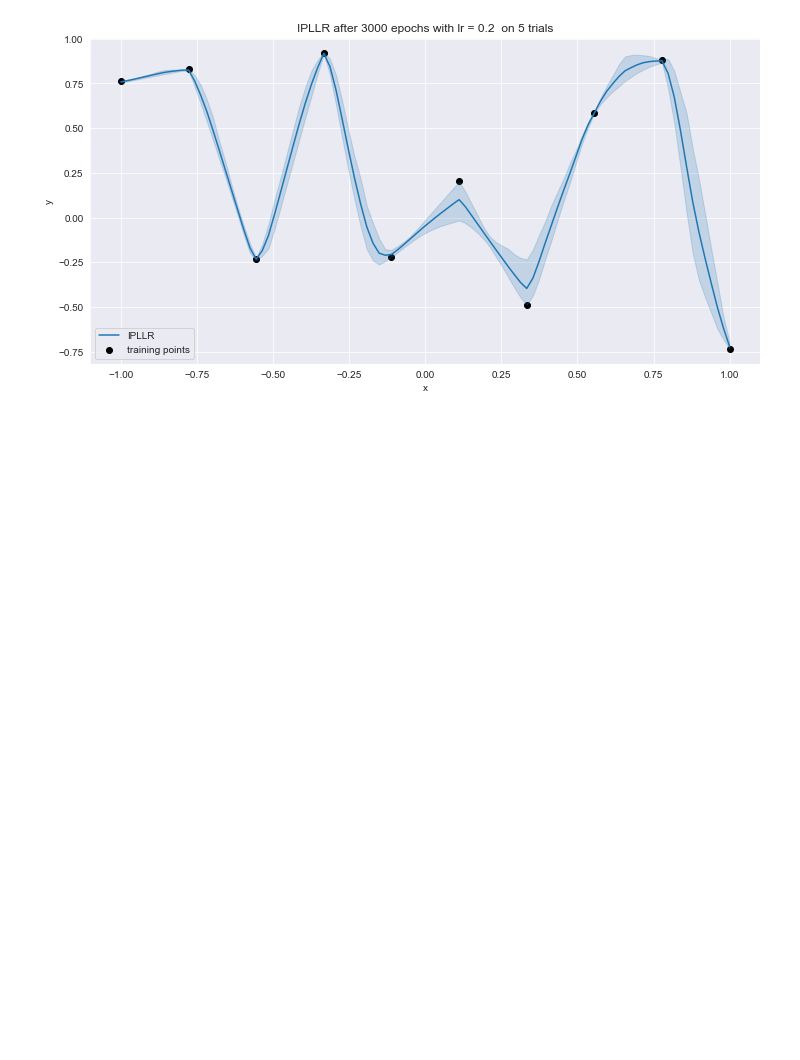
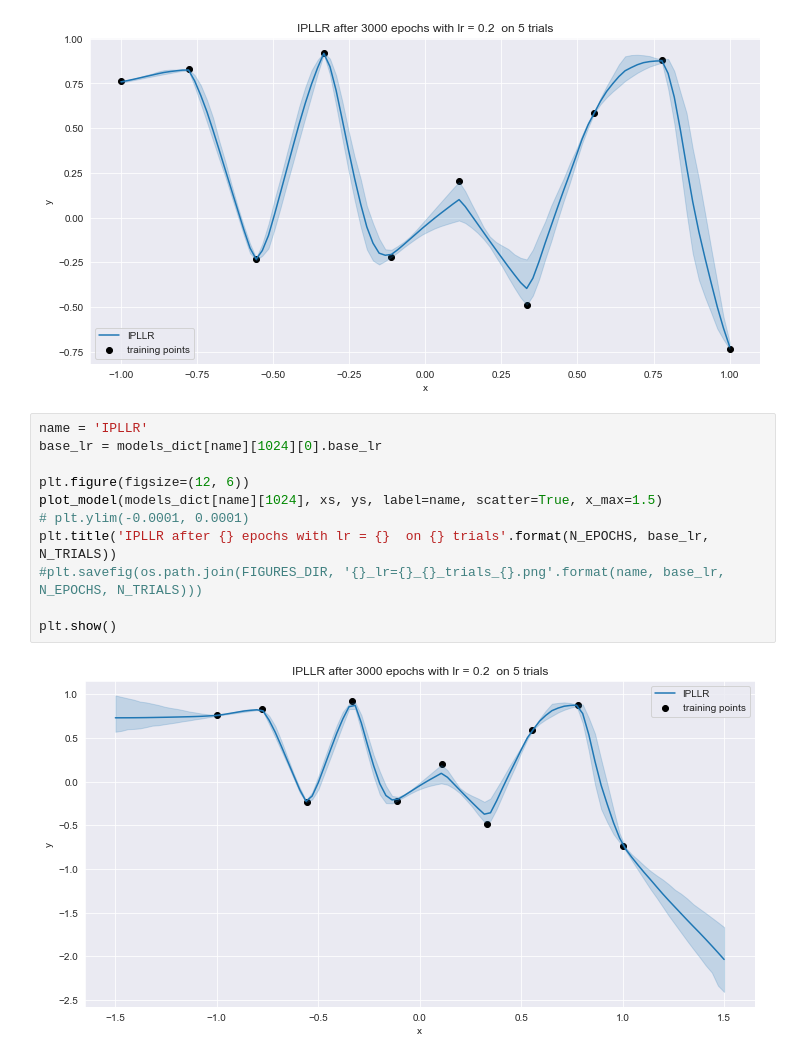
Before and after one commit to karl-hajjar/wide-networks, a Jupyter notebook: pytorch/notebooks/abc_parameterizations/1d/plot-fc-1d-calibration.ipynb, the cells around one changed output. Cells and saved outputs as stored; diff of their text form; blank space fills up the shorter version.

```diff
--- a/pytorch/notebooks/abc_parameterizations/1d/plot-fc-1d-calibration.ipynb
+++ b/pytorch/notebooks/abc_parameterizations/1d/plot-fc-1d-calibration.ipynb
@@ -192,3 +203,16 @@ plt.title('IPLLR after {} epochs with lr = {}  on {} trials'.format(N_EPOCHS, ba
 plt.show()
 # %% [output]
 [figure]
+# %%
+name = 'IPLLR'
+base_lr = models_dict[name][1024][0].base_lr
+
+plt.figure(figsize=(12, 6))
+plot_model(models_dict[name][1024], xs, ys, label=name, scatter=True, x_max=1.5)
+# plt.ylim(-0.0001, 0.0001)
+plt.title('IPLLR after {} epochs with lr = {}  on {} trials'.format(N_EPOCHS, base_lr, N_TRIALS))
+#plt.savefig(os.path.join(FIGURES_DIR, '{}_lr={}_{}_trials_{}.png'.format(name, base_lr, N_EPOCHS, N_TRIALS)))
+
+plt.show()
+# %% [output]
+[figure, added]
```
Also changed, not shown: parts of 1 cell of this notebook, 7 other files.
